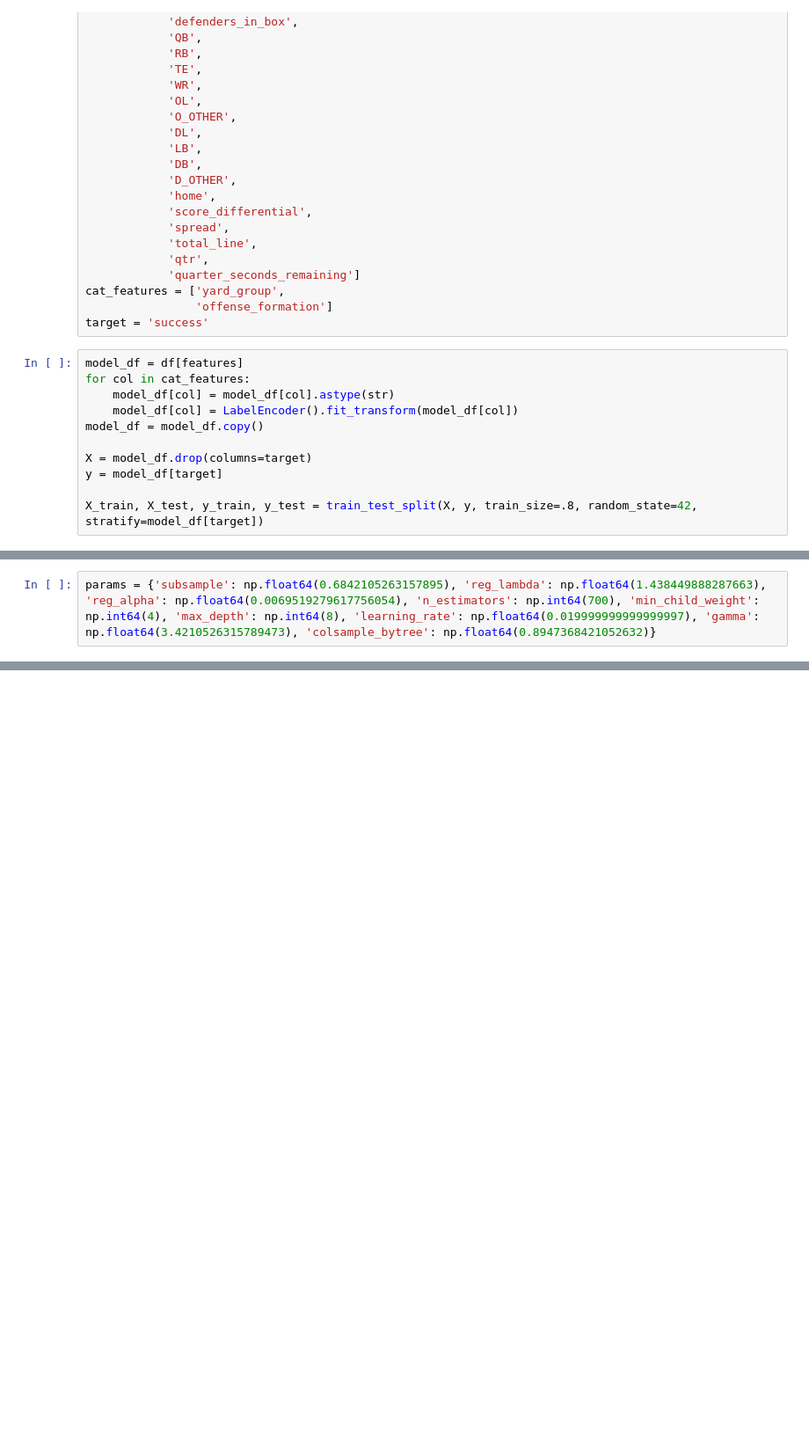
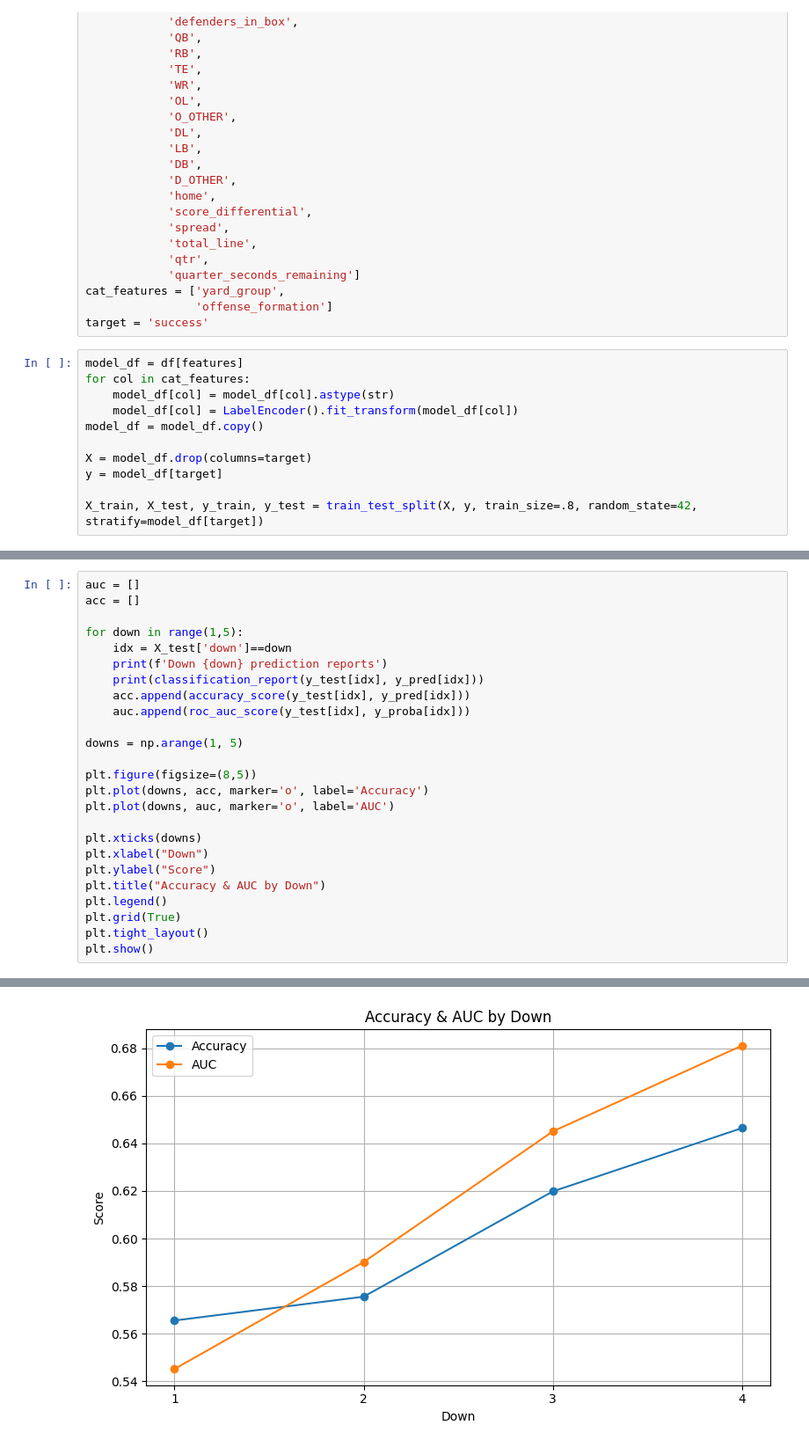
Before and after one commit to colin-seiler/NFL_SuccessWatch, a Jupyter notebook: notebooks/gradient_features.ipynb, the cells around one changed output, grey strips where cells are left out. Shown: that part at 88% size. Drawn from its saved outputs; the diff is of its cells as text; blank space fills up the shorter version.

```diff
--- a/notebooks/gradient_features.ipynb
+++ b/notebooks/gradient_features.ipynb
@@ -193,2 +150,26 @@ for i in np.linspace(.4, .6, 20):
-# %%
-params = {'subsample': np.float64(0.6842105263157895), 'reg_lambda': np.float64(1.438449888287663), 'reg_alpha': np.float64(0.0069519279617756054), 'n_estimators': np.int64(700), 'min_child_weight': np.int64(4), 'max_depth': np.int64(8), 'learning_rate': np.float64(0.019999999999999997), 'gamma': np.float64(3.4210526315789473), 'colsample_bytree': np.float64(0.8947368421052632)}
+# %%
+auc = []
+acc = []
+
+for down in range(1,5):
+    idx = X_test['down']==down
+    print(f'Down {down} prediction reports')
+    print(classification_report(y_test[idx], y_pred[idx]))
+    acc.append(accuracy_score(y_test[idx], y_pred[idx]))
+    auc.append(roc_auc_score(y_test[idx], y_proba[idx]))
+
+downs = np.arange(1, 5)
+
+plt.figure(figsize=(8,5))
+plt.plot(downs, acc, marker='o', label='Accuracy')
+plt.plot(downs, auc, marker='o', label='AUC')
+
+plt.xticks(downs)
+plt.xlabel("Down")
+plt.ylabel("Score")
+plt.title("Accuracy & AUC by Down")
+plt.legend()
+plt.grid(True)
+plt.tight_layout()
+plt.show()
+# %% [output]
@@ -194,0 +193 @@ params = {'subsample': np.float64(0.6842105263157895), 'reg_lambda': np.float64(
+[figure, added]
```
Also changed, not shown: parts of 9 cells of this notebook.
